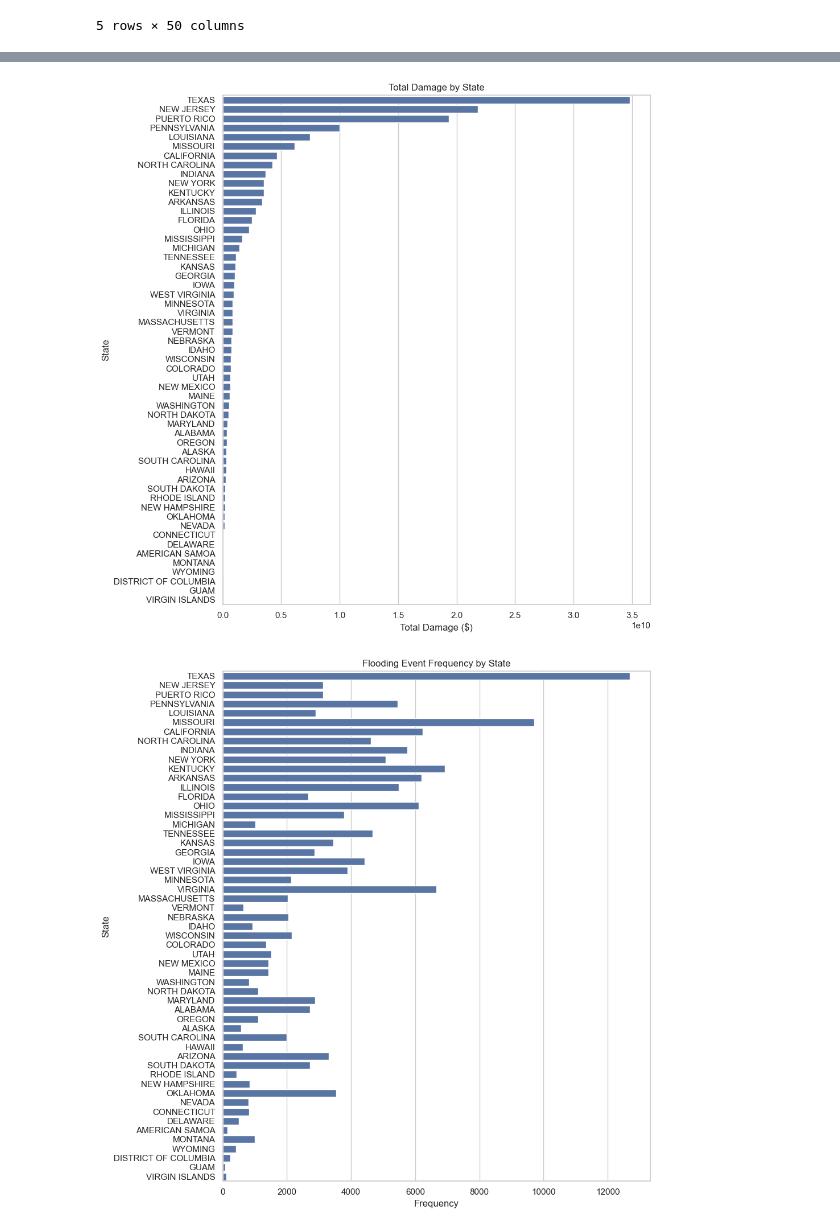
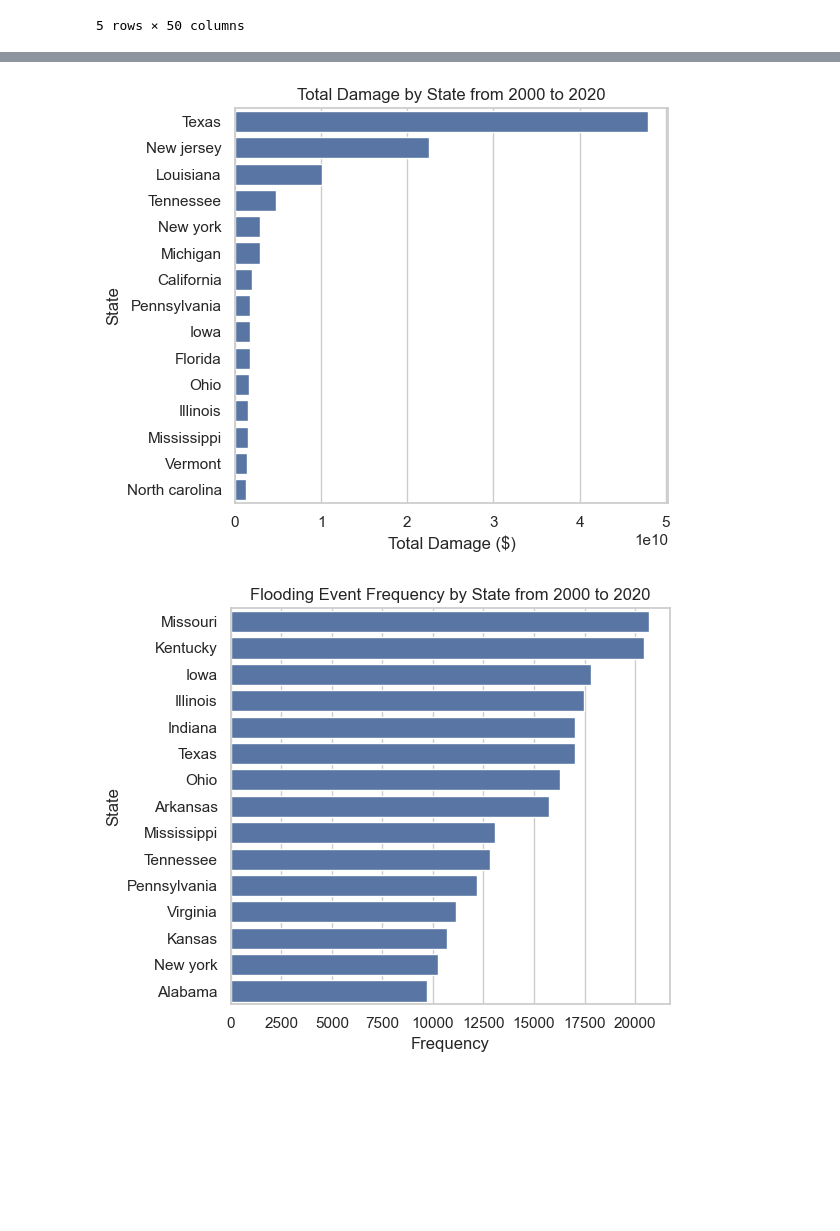
Before and after one commit to Ramil-cyber/Capstone_Citizensbank_climate-risk_insurance-exposure_monitoring, a Jupyter notebook: 03_code/data_exploration/fema_storm_data_v1.ipynb, the cells around one changed output, grey strips where cells are left out. Cells and saved outputs as stored; diff of their text form; code cells hidden in the pictures; blank space fills up the shorter version.

```diff
--- a/03_code/data_exploration/fema_storm_data_v1.ipynb
+++ b/03_code/data_exploration/fema_storm_data_v1.ipynb
@@ -120,0 +178,11 @@ flood_state
+# %%
+flood["begin_dt".upper()] = pd.to_datetime(
+    flood["begin_dt_str".upper()], format="%Y%m%d%H%M", errors="coerce"
+)
+flood["end_dt".upper()] = pd.to_datetime(
+    flood["end_dt_str".upper()], format="%Y%m%d%H%M", errors="coerce"
+)
+flood["DURATION_HOURS"] = (
+    flood["end_dt".upper()] - flood["begin_dt".upper()]
+).dt.total_seconds() / 3600
+flood = flood.drop(columns=["begin_dt_str".upper(), "end_dt_str".upper()])
@@ -120,0 +235,23 @@ flood_state
+# %%
+flood_state = (
+    flood[(flood["YEAR"] >= 2000) & (flood["YEAR"] <= 2020)]
+    .groupby("STATE")
+    .agg(
+        {"TOTAL_DAMAGE_PROPERTY": "sum", "TOTAL_DURATION_HOURS": "sum", "COUNT": "sum"}
+    )
+    .sort_values(by="TOTAL_DAMAGE_PROPERTY", ascending=False)
+)
+flood_state = flood_state.reset_index()
+
+
+def get_state_abbrev(cell):
+    return (
+        states.loc[states["State"].str.lower() == cell.lower(), "Postal"]
+        .reset_index(drop=True)
+        .get(0, "")
+    )
+
+
+# flood_state["STATE"] = flood_state["STATE"].apply(lambda cell: get_state_abbrev(cell))
+flood_state["STATE"] = flood_state["STATE"].apply(lambda cell: cell.capitalize())
+flood_state
@@ -121,21 +276,25 @@ flood_state
 # %%
+flood_state = flood_state.sort_values(by="TOTAL_DAMAGE_PROPERTY", ascending=False)
 sns.set_theme(style="whitegrid")
-plot.figure(figsize=(10, 10))
-plot.title("Total Damage by State")
+plot.figure(figsize=(6, 5))
+plot.title("Total Damage by State from 2000 to 2020")
 plot.xlabel("Total Damage ($)")
 plot.ylabel("State")
-sns.barplot(y=flood_state.index, x=flood_state["TOTAL_DAMAGE_PROPERTY"])
+to_plot = flood_state.head(15)
+sns.barplot(y=to_plot["STATE"], x=to_plot["TOTAL_DAMAGE_PROPERTY"])
 plot.tight_layout()
 plot.show()
 # %% [output]
-[figure, old version]
+[figure, new version]
 # %%
-plot.figure(figsize=(10, 10))
-plot.title("Flooding Event Frequency by State")
+flood_state_count_sorted = flood_state.sort_values(by="COUNT", ascending=False)
+plot.figure(figsize=(6, 5))
+plot.title("Flooding Event Frequency by State from 2000 to 2020")
 plot.ylabel("State")
 plot.xlabel("Frequency")
-sns.barplot(y=flood_state.index, x=flood_state["COUNT"])
+to_plot = flood_state_count_sorted.head(15)
+sns.barplot(y=to_plot["STATE"], x=to_plot["COUNT"])
 plot.tight_layout()
 plot.show()
 # %% [output]
-[figure, old version]
+[figure, new version]
```
Also changed, not shown: parts of 15 cells of this notebook, 3 other files.
